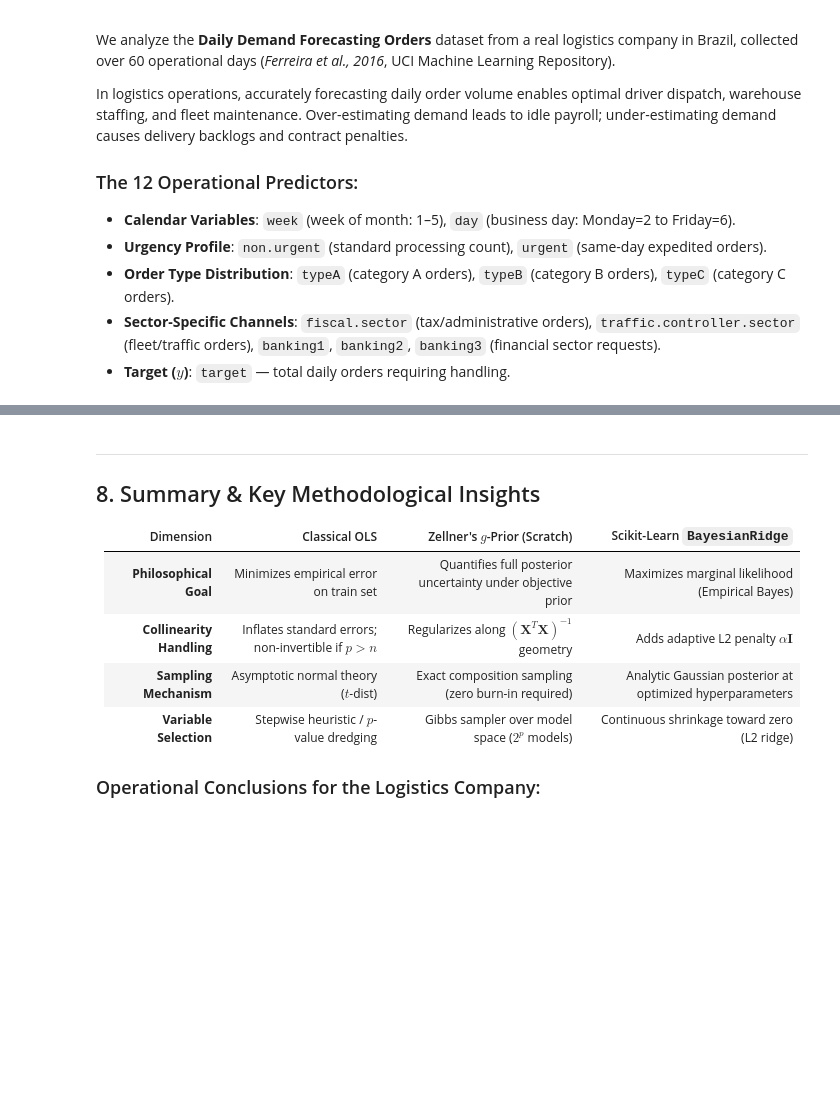
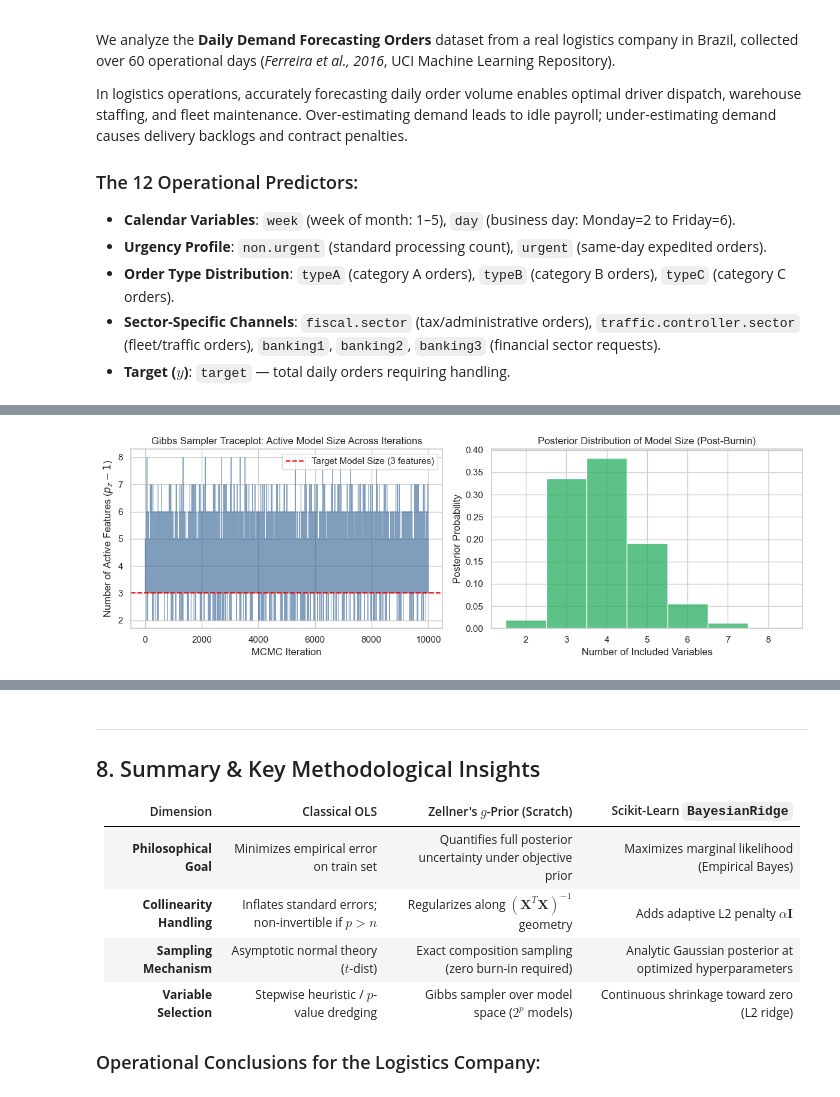
Before and after one commit to lowell-monis/msu-ai-workshops, a Jupyter notebook: workshops/workshop4/bayesian_linear_regression_demo.ipynb, the cells around one changed output, grey strips where cells are left out. Cells and saved outputs as stored; diff of their text form; code cells hidden in the pictures; blank space fills up the shorter version.

```diff
--- a/workshops/workshop4/bayesian_linear_regression_demo.ipynb
+++ b/workshops/workshop4/bayesian_linear_regression_demo.ipynb
@@ -614,0 +465,24 @@ comparison_df.round(2)
+# %%
+# MCMC Diagnostic: Traceplot of Model Size (Number of Active Features)
+model_sizes = np.sum(z_history, axis=1)
+
+fig, (ax1, ax2) = plt.subplots(1, 2, figsize=(12, 4))
+
+# Traceplot of model size
+ax1.plot(model_sizes, color='#2b5c8f', alpha=0.6, linewidth=0.8)
+ax1.set_title("Gibbs Sampler Traceplot: Active Model Size Across Iterations")
+ax1.set_xlabel("MCMC Iteration")
+ax1.set_ylabel("Number of Active Features ($p_z - 1$)")
+ax1.axhline(3, color='red', linestyle='--', label='Target Model Size (3 features)')
+ax1.legend()
+
+# Histogram of visited model sizes
+sns.histplot(model_sizes[1000:], discrete=True, ax=ax2, color='#27ae60', stat='probability')
+ax2.set_title("Posterior Distribution of Model Size (Post-Burnin)")
+ax2.set_xlabel("Number of Included Variables")
+ax2.set_ylabel("Posterior Probability")
+
+plt.tight_layout()
+plt.show()
+# %% [output]
+[figure, added]
```
Also changed, not shown: parts of 40 cells of this notebook, 2 other files.
